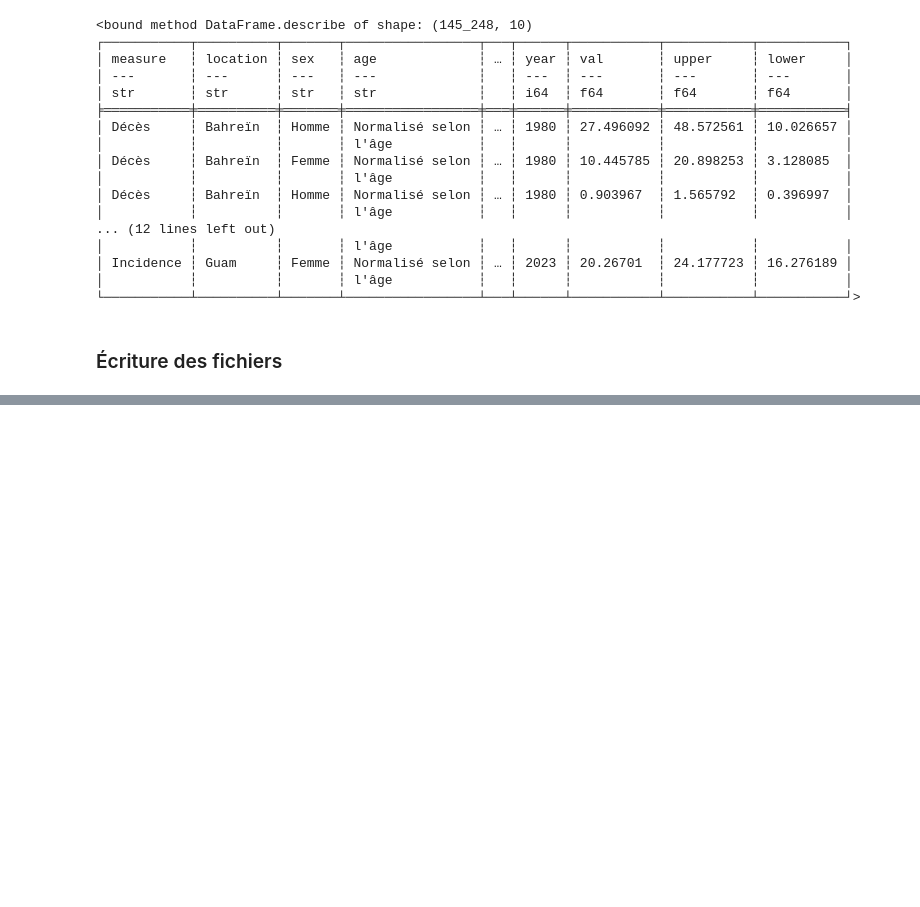
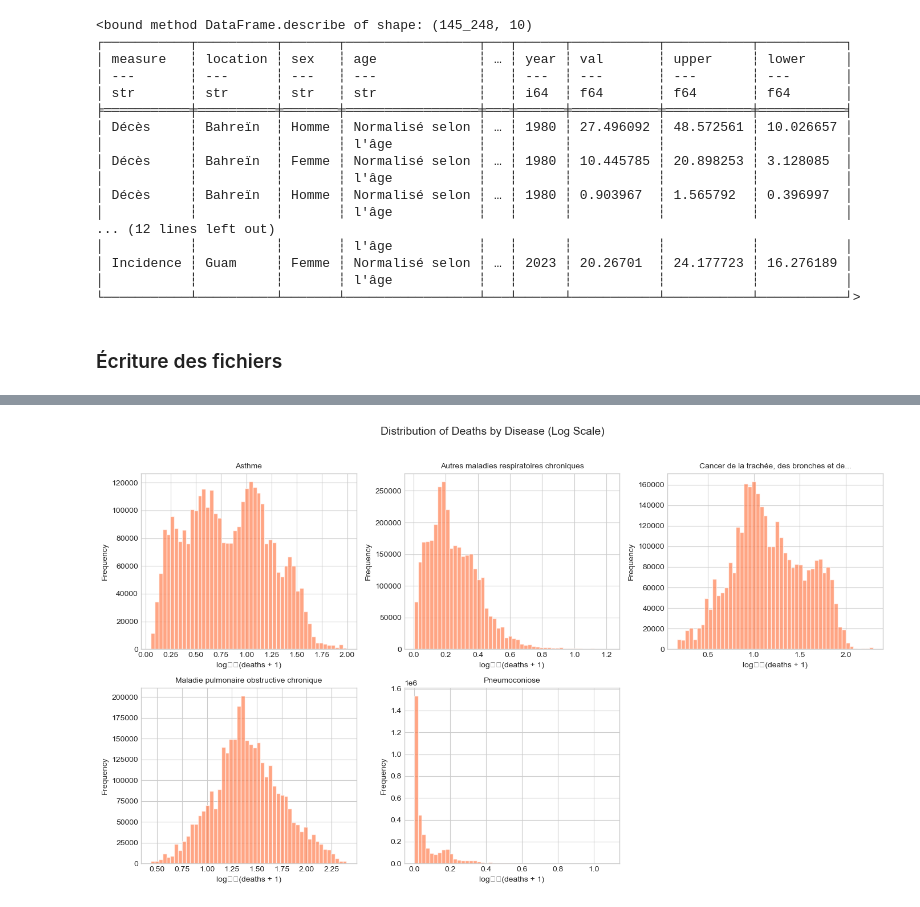
Before and after one commit to malcolm-a/nf21_respiratory_diseases, a Jupyter notebook: data_understanding.ipynb, the cells around one changed output, grey strips where cells are left out. Drawn from its saved outputs; the diff is of its cells as text; code cells hidden in the pictures; blank space fills up the shorter version.

```diff
--- a/data_understanding.ipynb
+++ b/data_understanding.ipynb
@@ -142,0 +829,27 @@ gbd.write_csv('data/combined/gbd.csv')
+# %%
+# Distribution of health outcomes by disease (Deaths only - "Décès" in French)
+deaths_data = combined2.filter(pl.col('measure') == 'Décès')
+
+fig, axes = plt.subplots(2, 3, figsize=(14, 8))
+axes = axes.flatten()
+
+diseases = deaths_data['cause'].unique().sort().to_list()
+
+for i, disease in enumerate(diseases):
+    data = deaths_data.filter(pl.col('cause') == disease)['val'].to_numpy()
+    data_positive = data[data > 0]
+    if len(data_positive) > 0:
+        axes[i].hist(np.log10(data_positive + 1), bins=50, edgecolor='white', alpha=0.7, color='coral')
+        axes[i].set_title(f'{disease[:40]}...', fontsize=10) if len(disease) > 40 else axes[i].set_title(disease, fontsize=10)
+        axes[i].set_xlabel('log₁₀(deaths + 1)')
+        axes[i].set_ylabel('Frequency')
+
+# Hide empty subplot if less than 6 diseases
+for j in range(len(diseases), 6):
+    axes[j].axis('off')
+
+plt.suptitle('Distribution of Deaths by Disease (Log Scale)', fontsize=14, y=1.02)
+plt.tight_layout()
+plt.show()
+# %% [output]
+[figure, added]
```
Also changed, not shown: parts of 55 cells of this notebook.
